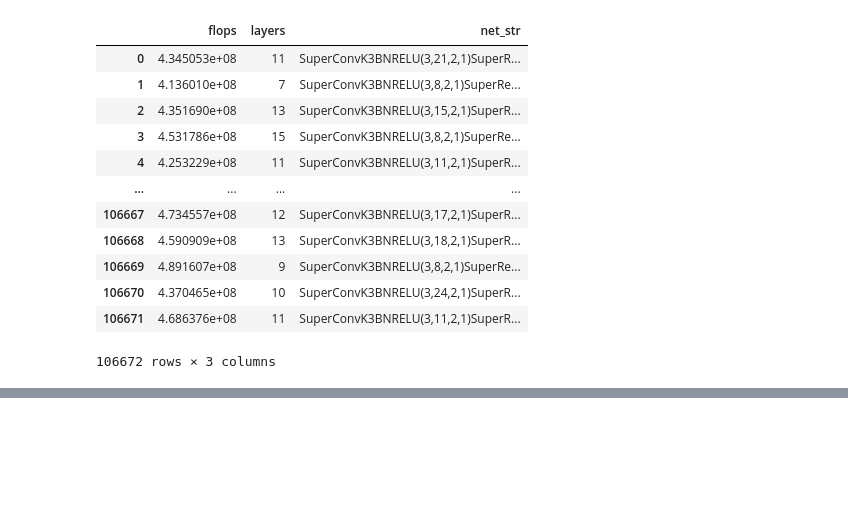
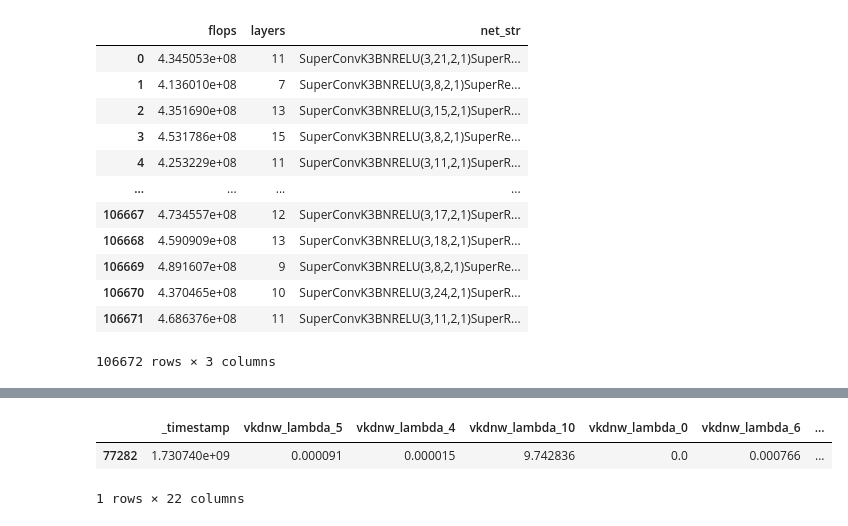
Before and after one commit to ondratybl/VKDNW, a Jupyter notebook: NB201/tss_choose_best.ipynb, the cells around one changed output, grey strips where cells are left out. Drawn from its saved outputs; the diff is of its cells as text; code cells hidden in the pictures; blank space fills up the shorter version.

```diff
--- a/NB201/tss_choose_best.ipynb
+++ b/NB201/tss_choose_best.ipynb
@@ -513,0 +577,6 @@ Name: flops, Length: 106672, dtype: int64
+# %%
+runs_feasible.loc[runs_feasible['net_str']=='SuperConvK3BNRELU(3,15,2,1)SuperResK1K3K1(15,27,2,24,2)SuperResIDWE4K5(27,46,2,28,1)SuperResK1K3K1(46,151,2,138,1)SuperResK3K3(151,186,2,151,1)SuperResK5K5(186,386,2,344,3)SuperConvK1BNRELU(386,2048,1,1)', ]
+# %% [output]
+|  | _timestamp | vkdnw_lambda_5 | vkdnw_lambda_4 | vkdnw_lambda_10 | vkdnw_lambda_0 | vkdnw_lambda_6 | ... |
+| 77282 | 1.730740e+09 | 0.000091 | 0.000015 | 9.742836 | 0.0 | 0.000766 | ... |
+1 rows × 22 columns
```
Also changed, not shown: parts of 7 cells of this notebook, 2 other files.
